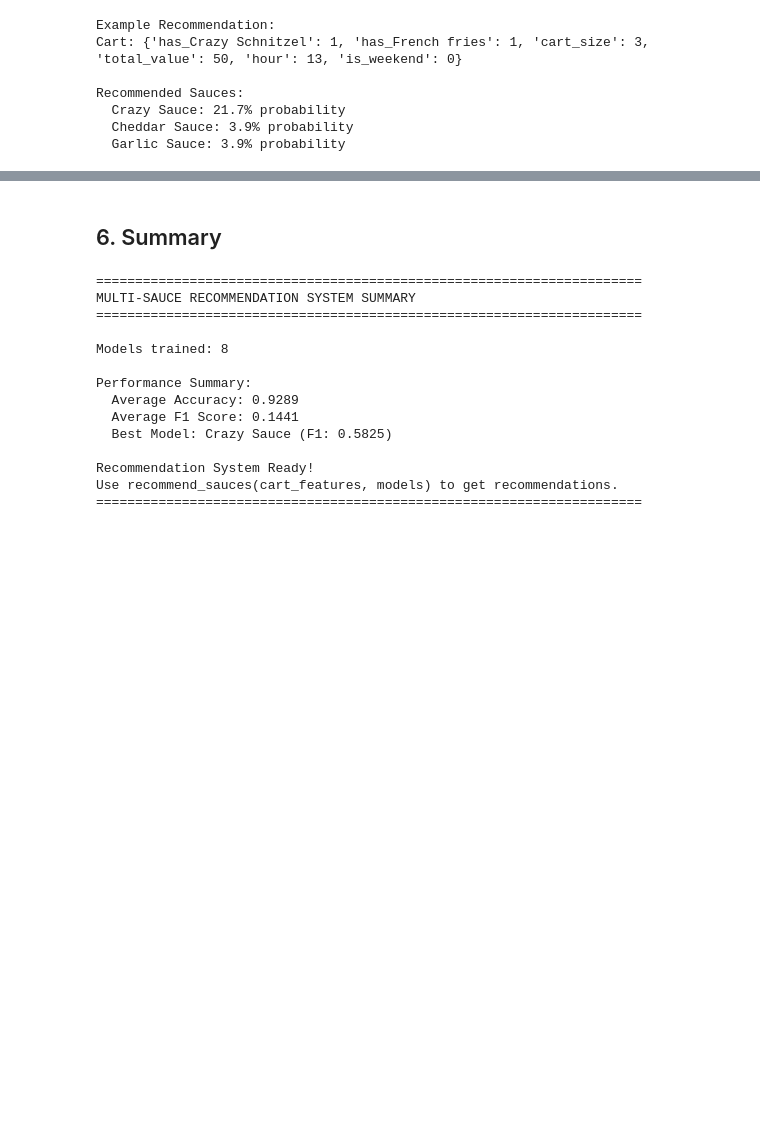
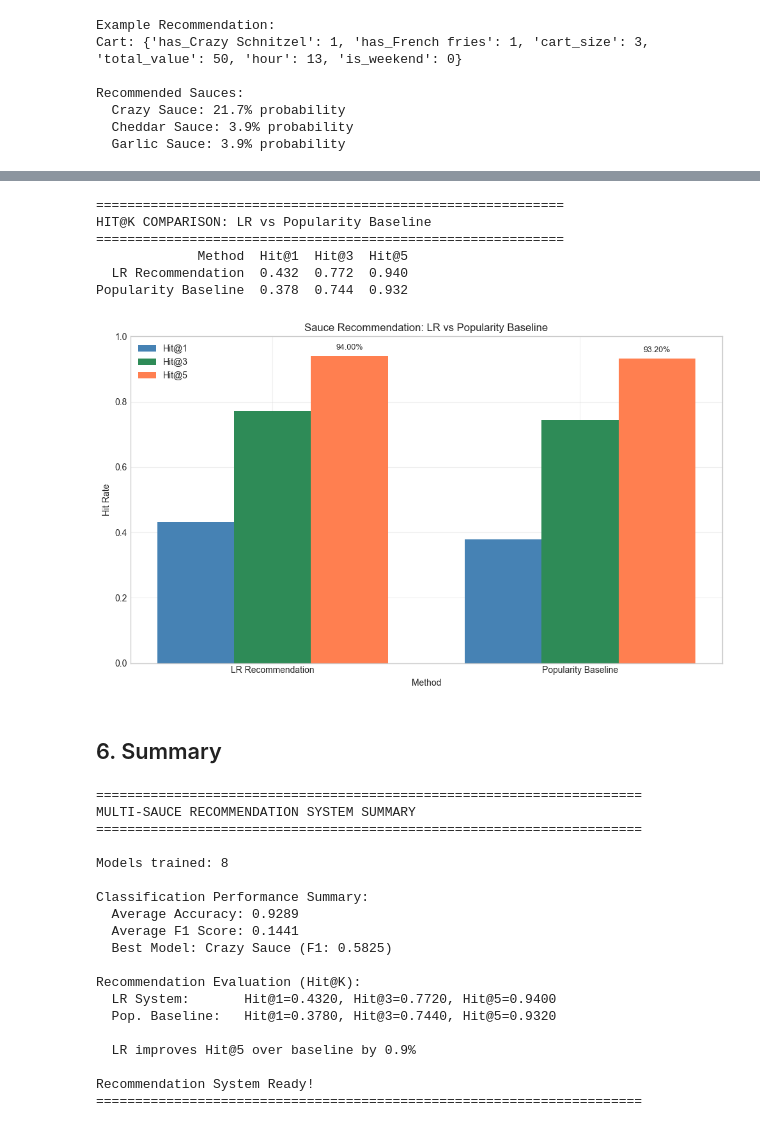
Before and after one commit to lisaioanamercas/Practical-Assignment-Machine-Learning-2025-Fall, a Jupyter notebook: notebooks/03_lr_multi_sauce.ipynb, the cells around one changed output, grey strips where cells are left out. Cells and saved outputs as stored; diff of their text form; code cells hidden in the pictures; blank space fills up the shorter version.

```diff
--- a/notebooks/03_lr_multi_sauce.ipynb
+++ b/notebooks/03_lr_multi_sauce.ipynb
@@ -383,3 +548,52 @@ Recommended Sauces:
+# %%
+# Compare LR vs Popularity Baseline
+comparison_hitk = pd.DataFrame({
+    'Method': ['LR Recommendation', 'Popularity Baseline'],
+    'Hit@1': [lr_hit_rates[1], pop_hit_rates[1]],
+    'Hit@3': [lr_hit_rates[3], pop_hit_rates[3]],
+    'Hit@5': [lr_hit_rates[5], pop_hit_rates[5]]
+})
+
+print("\n" + "="*60)
+print("HIT@K COMPARISON: LR vs Popularity Baseline")
+print("="*60)
+print(comparison_hitk.to_string(index=False))
+
+# Visualization
+fig, ax = plt.subplots(figsize=(10, 6))
+
+x = np.arange(2)
+width = 0.25
+
+ax.bar(x - width, comparison_hitk['Hit@1'], width, label='Hit@1', color='steelblue')
+ax.bar(x, comparison_hitk['Hit@3'], width, label='Hit@3', color='seagreen')
+ax.bar(x + width, comparison_hitk['Hit@5'], width, label='Hit@5', color='coral')
+
+ax.set_xlabel('Method')
+ax.set_ylabel('Hit Rate')
+ax.set_title('Sauce Recommendation: LR vs Popularity Baseline')
+ax.set_xticks(x)
+ax.set_xticklabels(['LR Recommendation', 'Popularity Baseline'])
+ax.legend()
+ax.grid(True, alpha=0.3)
+ax.set_ylim(0, 1)
+
+for i, method in enumerate(comparison_hitk['Method']):
+    ax.annotate(f"{comparison_hitk['Hit@5'].iloc[i]:.2%}",
+                xy=(i + width, comparison_hitk['Hit@5'].iloc[i] + 0.02),
+                ha='center', fontsize=9)
+
+plt.tight_layout()
+plt.savefig('../results/lr2_hitk_comparison.png', dpi=150, bbox_inches='tight')
+plt.show()
+# %% [output]
+============================================================
+HIT@K COMPARISON: LR vs Popularity Baseline
+============================================================
+             Method  Hit@1  Hit@3  Hit@5
+  LR Recommendation  0.432  0.772  0.940
+Popularity Baseline  0.378  0.744  0.932
+[figure, added]
 # %% [markdown]
 ## 6. Summary
 # %%
@@ -387,7 +601,7 @@ print("=" * 70)
 print("MULTI-SAUCE RECOMMENDATION SYSTEM SUMMARY")
 print("=" * 70)
 print(f"\nModels trained: {len(models)}")
-print(f"\nPerformance Summary:")
+print(f"\nClassification Performance Summary:")
 
 avg_acc = comparison_df['Accuracy'].mean()
 avg_f1 = comparison_df['F1 Score'].mean()
@@ -398,8 +612,14 @@ print(f"  Average Accuracy: {avg_acc:.4f}")
 print(f"  Average F1 Score: {avg_f1:.4f}")
 print(f"  Best Model: {best_sauce} (F1: {best_f1:.4f})")
 
+print(f"\nRecommendation Evaluation (Hit@K):")
+print(f"  LR System:       Hit@1={lr_hit_rates[1]:.4f}, Hit@3={lr_hit_rates[3]:.4f}, Hit@5={lr_hit_rates[5]:.4f}")
+print(f"  Pop. Baseline:   Hit@1={pop_hit_rates[1]:.4f}, Hit@3={pop_hit_rates[3]:.4f}, Hit@5={pop_hit_rates[5]:.4f}")
+
+improvement = (lr_hit_rates[5] - pop_hit_rates[5]) / pop_hit_rates[5] * 100 if pop_hit_rates[5] > 0 else 0
+print(f"\n  LR improves Hit@5 over baseline by {improvement:.1f}%")
+
 print(f"\nRecommendation System Ready!")
-print(f"Use recommend_sauces(cart_features, models) to get recommendations.")
 print("=" * 70)
 # %% [output]
 ======================================================================
@@ -408,11 +628,16 @@ MULTI-SAUCE RECOMMENDATION SYSTEM SUMMARY
 
 Models trained: 8
 
-Performance Summary:
+Classification Performance Summary:
   Average Accuracy: 0.9289
   Average F1 Score: 0.1441
   Best Model: Crazy Sauce (F1: 0.5825)
 
+Recommendation Evaluation (Hit@K):
+  LR System:       Hit@1=0.4320, Hit@3=0.7720, Hit@5=0.9400
+  Pop. Baseline:   Hit@1=0.3780, Hit@3=0.7440, Hit@5=0.9320
+
+  LR improves Hit@5 over baseline by 0.9%
+
 Recommendation System Ready!
-Use recommend_sauces(cart_features, models) to get recommendations.
 ======================================================================
```
Also changed, not shown: parts of 7 cells of this notebook, 15 other files.
